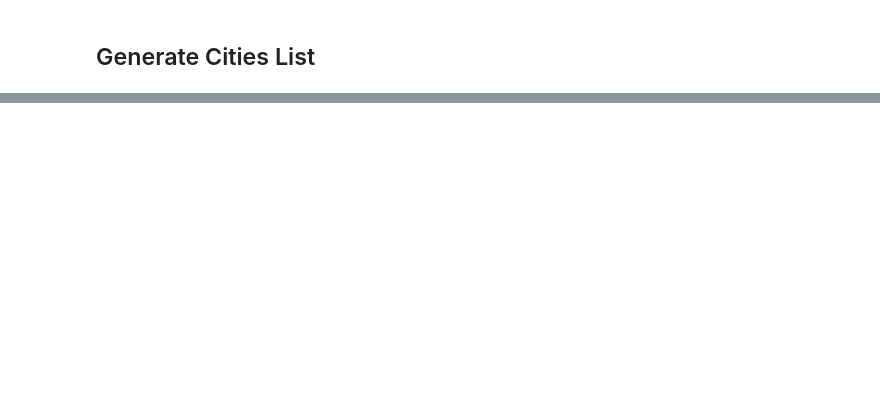
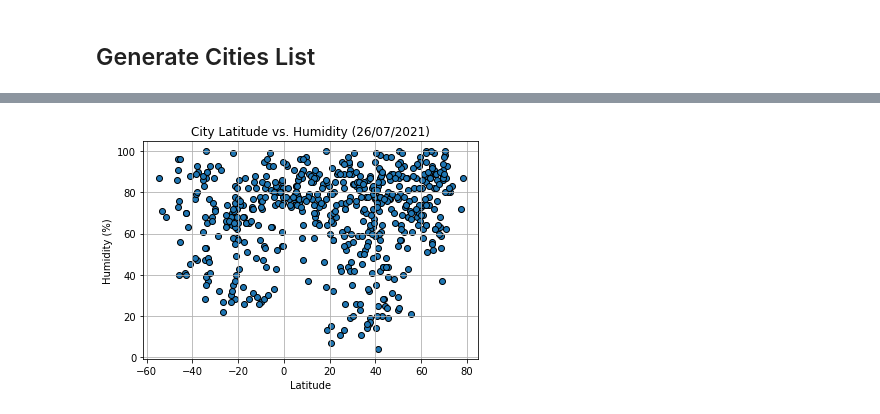
Before and after one commit to jaybdhruv/python-api-challenge, a Jupyter notebook: WeatherPy/WeatherPy.ipynb, the cells around one changed output, grey strips where cells are left out. Cells and saved outputs as stored; diff of their text form; code cells hidden in the pictures; blank space fills up the shorter version.

```diff
--- a/WeatherPy/WeatherPy.ipynb
+++ b/WeatherPy/WeatherPy.ipynb
@@ -184,0 +250,5 @@ clean_city_data
+# %%
+# Latitude vs. Humidity Scatter Plot
+scatter_plot("Humidity", "Humidity (%)")
+# %% [output]
+[figure, added]
```
Also changed, not shown: parts of 18 cells of this notebook, 2 other files.
